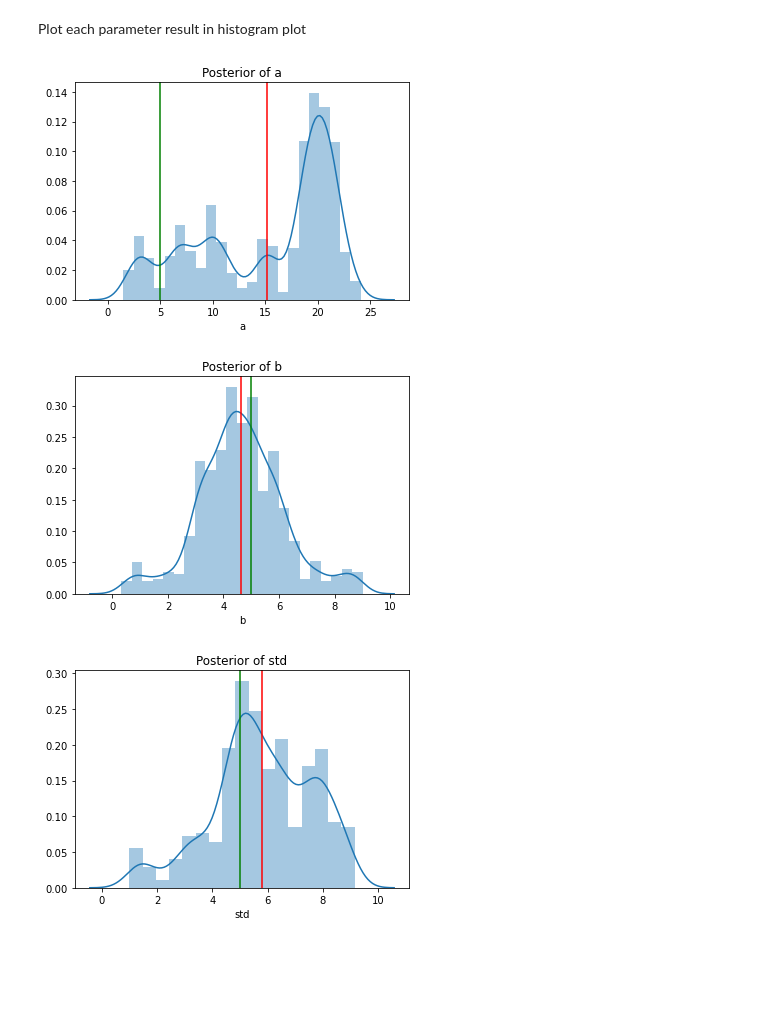
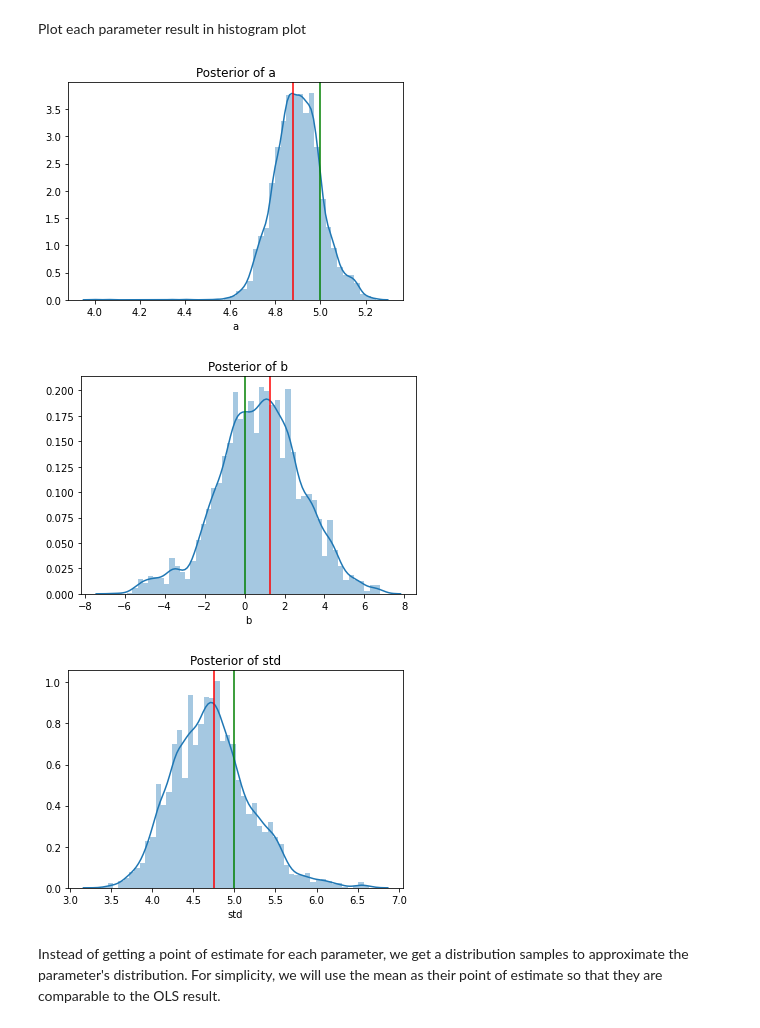
Before and after one commit to nyoewono/statistics_related_stuff, a Jupyter notebook: bayesian_linear_regression.ipynb, the cells around one changed output. Saved outputs shown, nothing was run; the diff lists cells and outputs as text; code cells hidden in the pictures; blank space fills up the shorter version.

Commit message:
Resolve: bayesian stats problem in likelihood function

```diff
--- a/bayesian_linear_regression.ipynb
+++ b/bayesian_linear_regression.ipynb
@@ -24,7 +26,7 @@ b = 0
 std = 5
 
 e = np.random.normal(loc=0, scale=std, size=len(x))
-y = a*x+b+e
+y = (a*x)+b+e
 # %% [markdown]
 #### Plot the toy samples
 # %%
@@ -87,25 +91,25 @@ def prior(params):
     sdprior = dunif(sd, minimum=0, maximum=10, log=True)
     return aprior+bprior+sdprior
 
-def likelihood(params, x):
+def likelihood(params, x, y):
     a, b, sd = params
     y_hat = a*x+b
 
     # the likelihood probability for each D given the parameter
-    d_likelihood = dnorm(x, mean=y_hat, sd=sd, log=True)
+    d_likelihood = dnorm(y, mean=y_hat, sd=sd, log=True)
     tot_likelihood = np.sum(d_likelihood)
     return tot_likelihood
 
 # this is the pi
-def posterior(params, x):
-    return prior(params)+likelihood(params, x)
+def posterior(params, x, y):
+    return prior(params)+likelihood(params, x, y)
 
 def proposal(params):
     # random std
     arr_std = np.array([0.1, 0.5, 0.3])
     return np.random.normal(loc=params, scale=arr_std, size=3)
 
-def random_walk(starting_position, walking_steps, space):
+def random_walk(starting_position, walking_steps, space, y):
 
     # to calculate the acceptance rate
     accept = 0
@@ -117,7 +121,7 @@ def random_walk(starting_position, walking_steps, space):
     # iterate for every possible steps we have
     for step in range(1, walking_steps+1):
         proposed_step = proposal(history_walk[step-1, :])
-        accept_proposed_step = np.exp(posterior(proposed_step, space)-posterior(history_walk[step-1, :], space))
+        accept_proposed_step = np.exp(posterior(proposed_step, space, y)-posterior(history_walk[step-1, :], space, y))
 
         if accept_proposed_step==np.nan:
             accept_proposed_step = 0
@@ -137,10 +141,9 @@ def random_walk(starting_position, walking_steps, space):
 ### Conduct Experiment
 # %%
 # set the seed first
-np.random.seed(42)
 initial_value = np.array([4, 0, 4])
 steps = 10000
-view_walk, acceptance_rate = random_walk(initial_value, steps, x)
+view_walk, acceptance_rate = random_walk(initial_value, steps, x, y)
 # %%
 view_walk
 # %% [output]
@@ -172,29 +178,33 @@ plt.show()
+# %%
+clean_view_walk = view_walk[5000:, :]
 # %% [markdown]
 Plot each parameter result in histogram plot
 # %%
 sns.distplot(view_walk[:, 0])
 plt.title('Posterior of a')
 plt.xlabel('a')
-plt.axvline(x=np.mean(view_walk[:, 0]), color='r', label='estimated value')
+plt.axvline(x=np.mean(clean_view_walk[:, 0]), color='r', label='estimated value')
 plt.axvline(x=a, color='g', label='ground truth value')
 plt.show()
 # %% [output]
-[figure, old version]
+[figure, new version]
 # %%
 sns.distplot(view_walk[:, 1])
 plt.title('Posterior of b')
 plt.xlabel('b')
-plt.axvline(x=np.mean(view_walk[:, 1]), color='r', label='estimated value')
-plt.axvline(x=a, color='g', label='ground truth value')
+plt.axvline(x=np.mean(clean_view_walk[:, 1]), color='r', label='estimated value')
+plt.axvline(x=b, color='g', label='ground truth value')
 plt.show()
 # %% [output]
-[figure, old version]
+[figure, new version]
 # %%
 sns.distplot(view_walk[:, 2])
 plt.title('Posterior of std')
 plt.xlabel('std')
-plt.axvline(x=np.mean(view_walk[:, 2]), color='r', label='estimated value')
-plt.axvline(x=a, color='g', label='ground truth value')
+plt.axvline(x=np.mean(clean_view_walk[:, 2]), color='r', label='estimated value')
+plt.axvline(x=std, color='g', label='ground truth value')
 plt.show()
 # %% [output]
-[figure, old version]
+[figure, new version]
+# %% [markdown]
+Instead of getting a point of estimate for each parameter, we get a distribution samples to approximate the parameter's distribution. For simplicity, we will use the mean as their point of estimate so that they are comparable to the OLS result.
```
Also changed, not shown: parts of 18 cells of this notebook.
